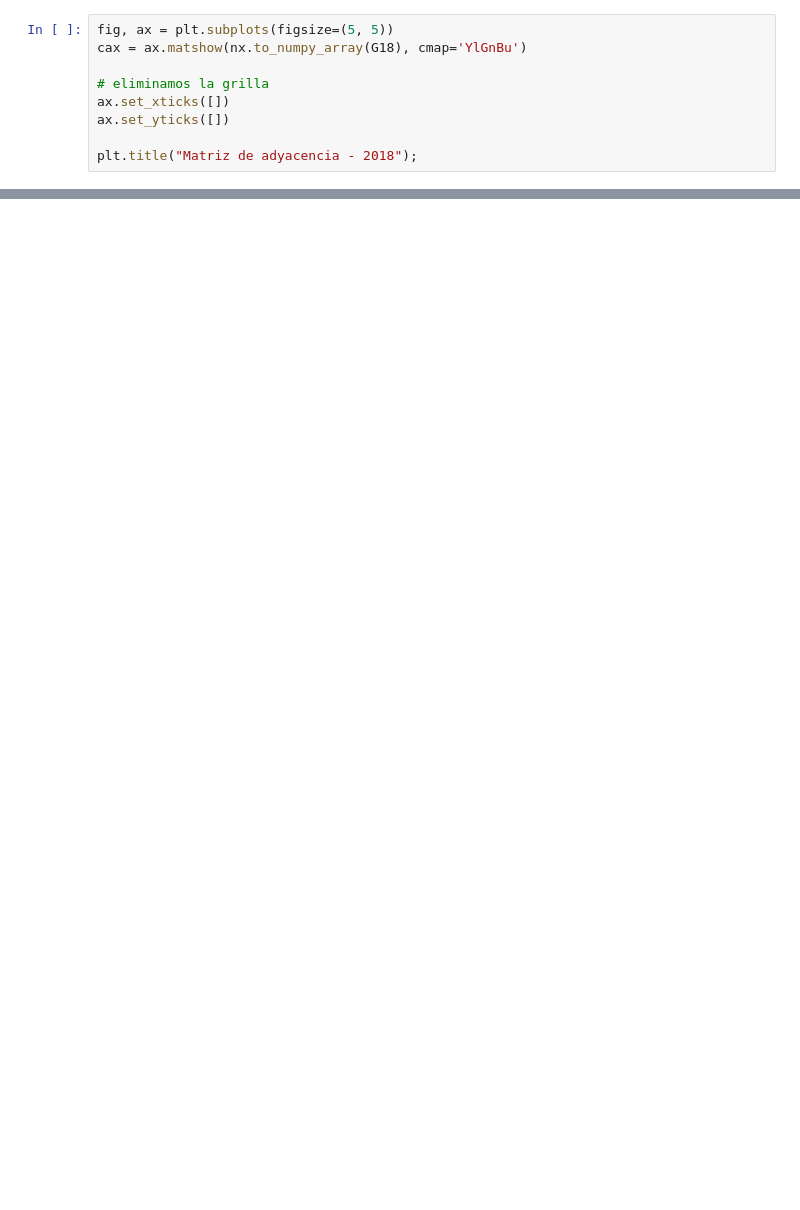
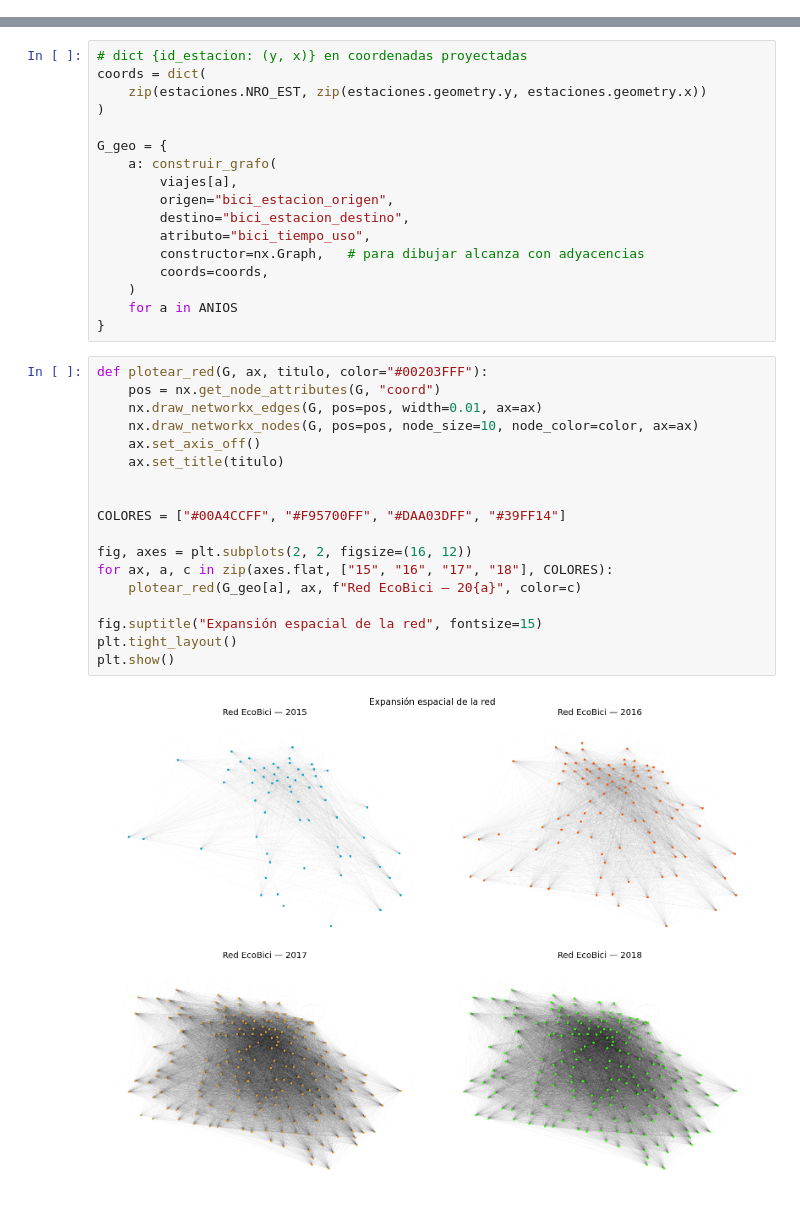
Before and after one commit to Data-Crew/transport-networks-lab, a Jupyter notebook: Notebooks/Practica_guiada2_red_ciclovias.ipynb, the cells around one changed output, grey strips where cells are left out. Drawn from its saved outputs; the diff is of its cells as text; blank space fills up the shorter version.

```diff
--- a/Notebooks/Practica_guiada2_red_ciclovias.ipynb
+++ b/Notebooks/Practica_guiada2_red_ciclovias.ipynb
@@ -714,9 +2,0 @@ plt.title('Distribución del grado de centralidad de los nodos - EcoBici 2018');
-# %%
-fig, ax = plt.subplots(figsize=(5, 5))
-cax = ax.matshow(nx.to_numpy_array(G18), cmap='YlGnBu')
-
-# eliminamos la grilla
-ax.set_xticks([])
-ax.set_yticks([])
-
-plt.title("Matriz de adyacencia - 2018");
@@ -992,0 +278,37 @@ mapa_estaciones(gdf=degree_gdf.to_crs(4326), metrica='out_degree', fecha='Diciem
+# %%
+# dict {id_estacion: (y, x)} en coordenadas proyectadas
+coords = dict(
+    zip(estaciones.NRO_EST, zip(estaciones.geometry.y, estaciones.geometry.x))
+)
+
+G_geo = {
+    a: construir_grafo(
+        viajes[a],
+        origen="bici_estacion_origen",
+        destino="bici_estacion_destino",
+        atributo="bici_tiempo_uso",
+        constructor=nx.Graph,   # para dibujar alcanza con adyacencias
+        coords=coords,
+    )
+    for a in ANIOS
+}
+# %%
+def plotear_red(G, ax, titulo, color="#00203FFF"):
+    pos = nx.get_node_attributes(G, "coord")
+    nx.draw_networkx_edges(G, pos=pos, width=0.01, ax=ax)
+    nx.draw_networkx_nodes(G, pos=pos, node_size=10, node_color=color, ax=ax)
+    ax.set_axis_off()
+    ax.set_title(titulo)
+
+
+COLORES = ["#00A4CCFF", "#F95700FF", "#DAA03DFF", "#39FF14"]
+
+fig, axes = plt.subplots(2, 2, figsize=(16, 12))
+for ax, a, c in zip(axes.flat, ["15", "16", "17", "18"], COLORES):
+    plotear_red(G_geo[a], ax, f"Red EcoBici — 20{a}", color=c)
+
+fig.suptitle("Expansión espacial de la red", fontsize=15)
+plt.tight_layout()
+plt.show()
+# %% [output]
+[figure, added]
```
Also changed, not shown: parts of 171 cells of this notebook, 29 other files.
